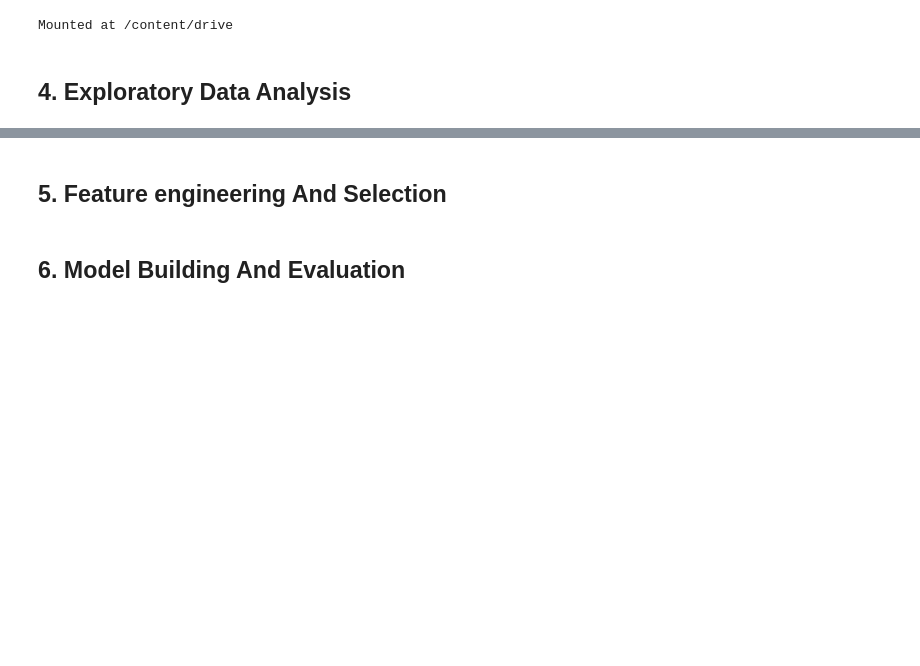
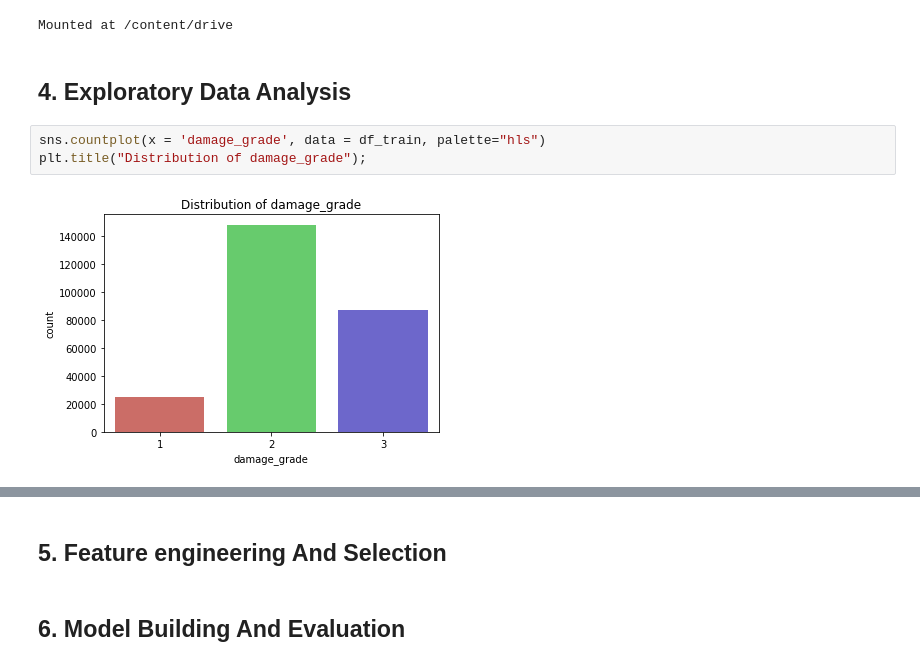
Before and after one commit to Nokulunga77/Data-Competition-, a Jupyter notebook: Note_book.ipynb, the cells around one changed output, grey strips where cells are left out. Drawn from its saved outputs; the diff is of its cells as text; blank space fills up the shorter version.

```diff
--- a/Note_book.ipynb
+++ b/Note_book.ipynb
@@ -154,3 +163,8 @@ Mounted at /content/drive
 # %% [markdown]
 <a id="EDA"></a>
 ## 4. **Exploratory Data Analysis**
+# %%
+sns.countplot(x = 'damage_grade', data = df_train, palette="hls")
+plt.title("Distribution of damage_grade");
+# %% [output]
+[figure, added]
```
Also changed, not shown: parts of 6 cells of this notebook.
